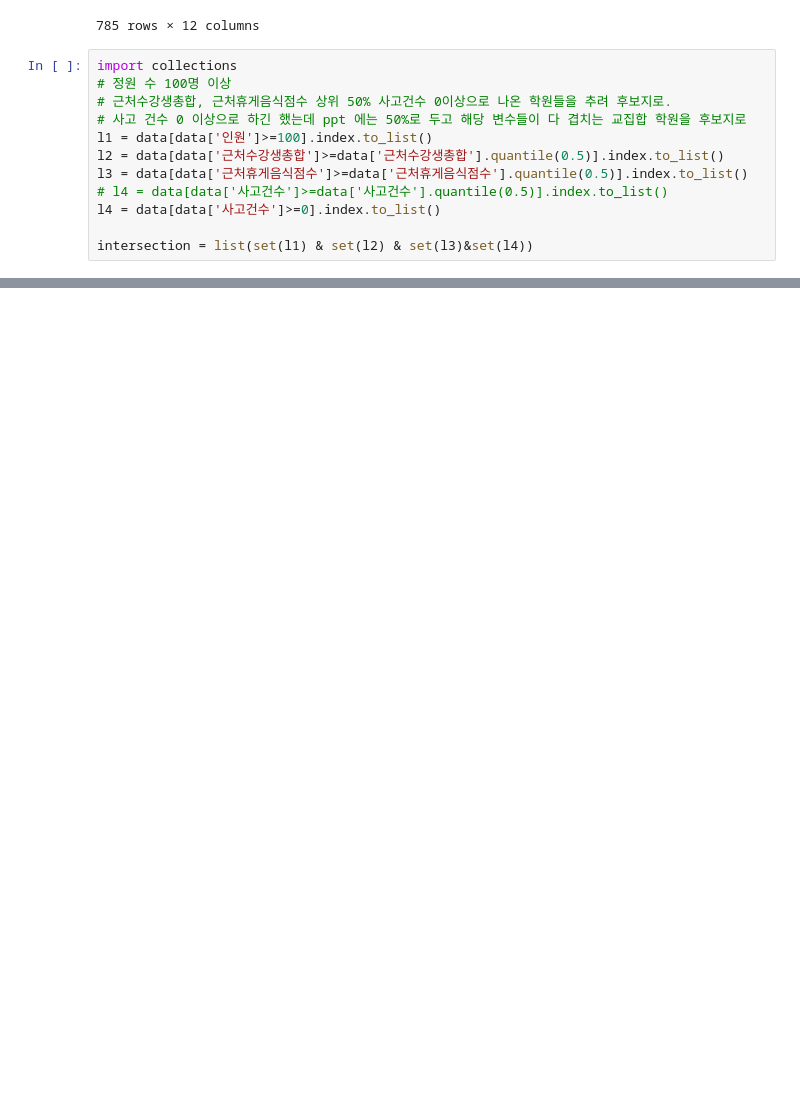
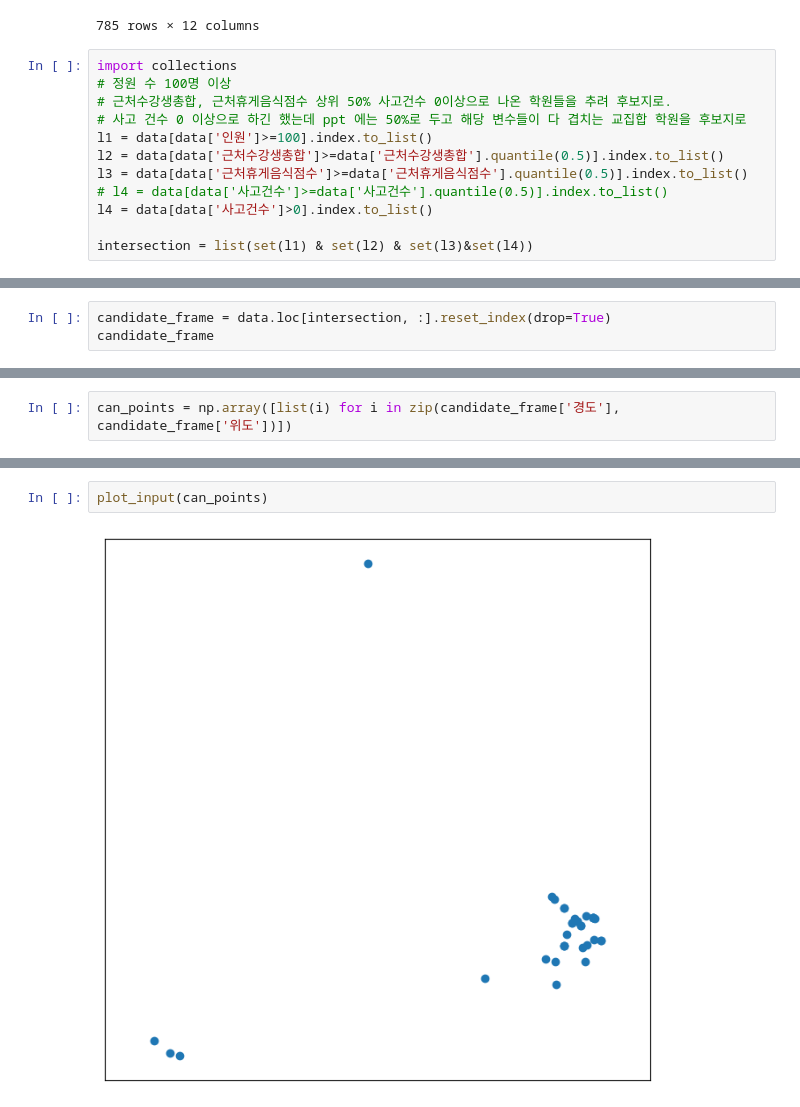
Before and after one commit to WIFI-Gwangjingu/childrensZone, a Jupyter notebook: modeling/광진구 후보지 선정.ipynb, the cells around one changed output, grey strips where cells are left out. Drawn from its saved outputs; the diff is of its cells as text; blank space fills up the shorter version.

```diff
--- a/modeling/광진구 후보지 선정.ipynb
+++ b/modeling/광진구 후보지 선정.ipynb
@@ -34,7 +34,7 @@ l1 = data[data['인원']>=100].index.to_list()
 l2 = data[data['근처수강생총합']>=data['근처수강생총합'].quantile(0.5)].index.to_list()
 l3 = data[data['근처휴게음식점수']>=data['근처휴게음식점수'].quantile(0.5)].index.to_list()
 # l4 = data[data['사고건수']>=data['사고건수'].quantile(0.5)].index.to_list()
-l4 = data[data['사고건수']>=0].index.to_list()
+l4 = data[data['사고건수']>0].index.to_list()
 
 intersection = list(set(l1) & set(l2) & set(l3)&set(l4))
 # %%
@@ -63,0 +44,3 @@ data.loc[intersection, :]
+# %%
+candidate_frame = data.loc[intersection, :].reset_index(drop=True)
+candidate_frame
@@ -63,0 +65,2 @@ data.loc[intersection, :]
+# %%
+can_points = np.array([list(i) for i in zip(candidate_frame['경도'], candidate_frame['위도'])])
@@ -63,0 +178,4 @@ data.loc[intersection, :]
+# %%
+plot_input(can_points)
+# %% [output]
+[figure, added]
```
Also changed, not shown: parts of 7 cells of this notebook.
